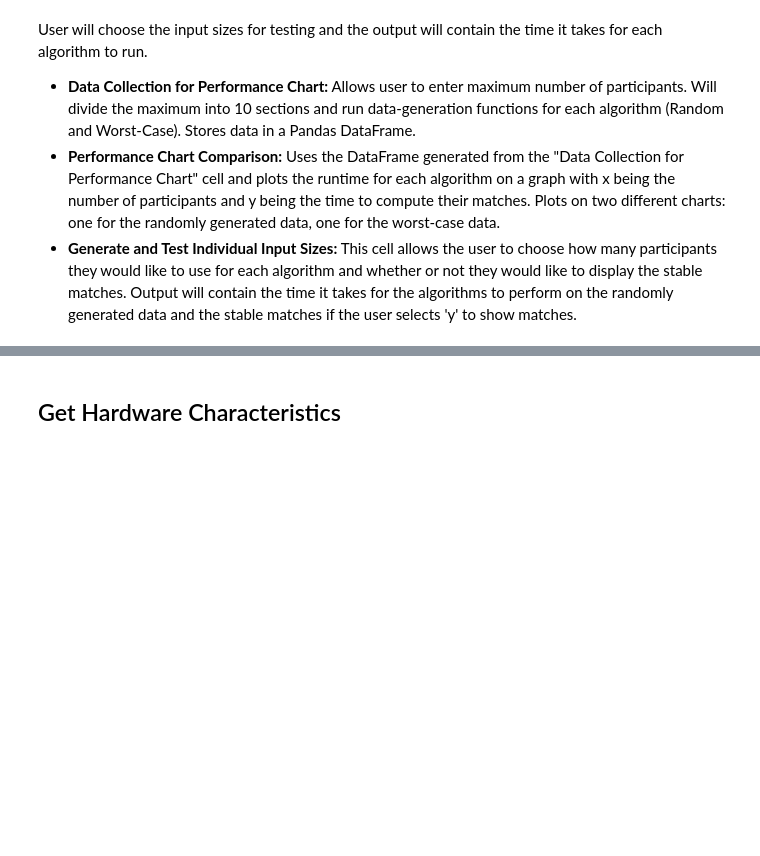
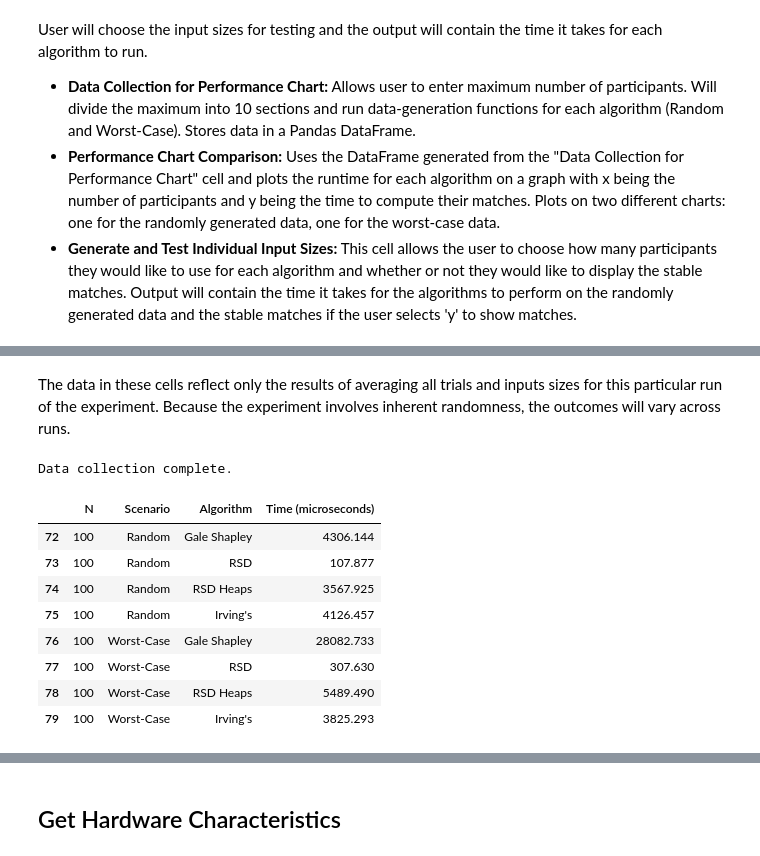
Before and after one commit to CydMiller/StableMarriage_Exploration, a Jupyter notebook: Stable_Marriage.ipynb, the cells around one changed output, grey strips where cells are left out. Saved outputs shown, nothing was run; the diff lists cells and outputs as text; code cells hidden in the pictures; blank space fills up the shorter version.

```diff
--- a/Stable_Marriage.ipynb
+++ b/Stable_Marriage.ipynb
@@ -1123,0 +1014,80 @@ Worst-Case Data
+# %% [markdown]
+The data in these cells reflect only the results of averaging all trials and inputs sizes for this particular run of the experiment. Because the experiment involves inherent randomness, the outcomes will vary across runs.
+# %%
+# @title Averaged Data
+
+import pandas as pd
+import time
+
+"""
+  This section takes hard-coded data that represents the averages across all
+  trials and inputs sizes of our particular run. The data is stored in a Pandas
+  DataFrame, which will then be used to generate performance comparison charts.
+"""
+
+all_results = []
+scenarios = ['Random Scenario', 'Worst-Case Scenario']
+algorithms = ['Gale Shapley', 'RSD', 'RSD Heaps', 'Irving\'s']
+input_sizes = [50, 100, 500, 1000]
+times = [
+    1978.4065,
+    88.807,
+    1608.6925,
+    1335.6755,
+    5976.57,
+    129.6365,
+    3777.9235,
+    5373.668,
+    169584.3165,
+    876.8915,
+    171887.3825,
+    596022.6045,
+    851522.65,
+    2045.78,
+    394981.75,
+    42015515,
+    7748.7335,
+    218.4065,
+    2155.6085,
+    976.602,
+    30688.436,
+    494.263,
+    6693.1215,
+    3998.2085,
+    3576063.118,
+    7165.597,
+    189908.6055,
+    573965.6355,
+    29357740,
+    24601.555,
+    567091.15,
+    4463229,
+]
+
+i = 0
+for s in scenarios:
+  for inp in input_sizes:
+    for a in algorithms:
+        all_results.append({
+        'N': inp,
+        'Scenario': s,
+        'Algorithm': a,
+        'Time (microseconds)': times[i]
+        })
+        i += 1
+
+df_avg_results = pd.DataFrame(all_results)
+print("Data collection complete.")
+
+display(df_results.tail(8))
+# %% [output]
+Data collection complete.
+|  | N | Scenario | Algorithm | Time (microseconds) |
+| 72 | 100 | Random | Gale Shapley | 4306.144 |
+| 73 | 100 | Random | RSD | 107.877 |
+| 74 | 100 | Random | RSD Heaps | 3567.925 |
+| 75 | 100 | Random | Irving's | 4126.457 |
+| 76 | 100 | Worst-Case | Gale Shapley | 28082.733 |
+| 77 | 100 | Worst-Case | RSD | 307.630 |
+| 78 | 100 | Worst-Case | RSD Heaps | 5489.490 |
+| 79 | 100 | Worst-Case | Irving's | 3825.293 |
```
Also changed, not shown: parts of 30 cells of this notebook.
